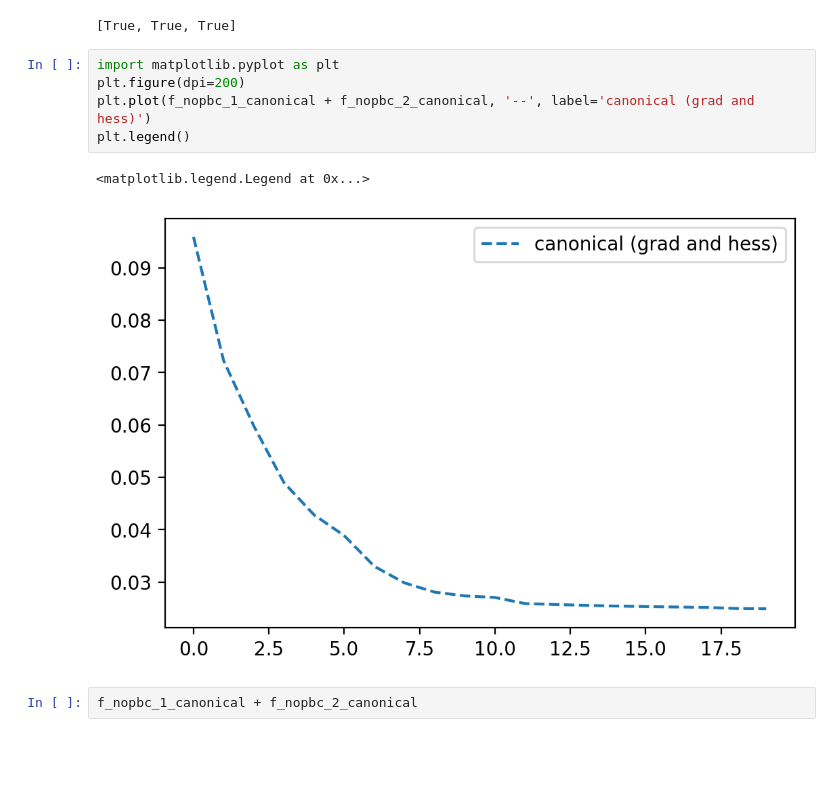
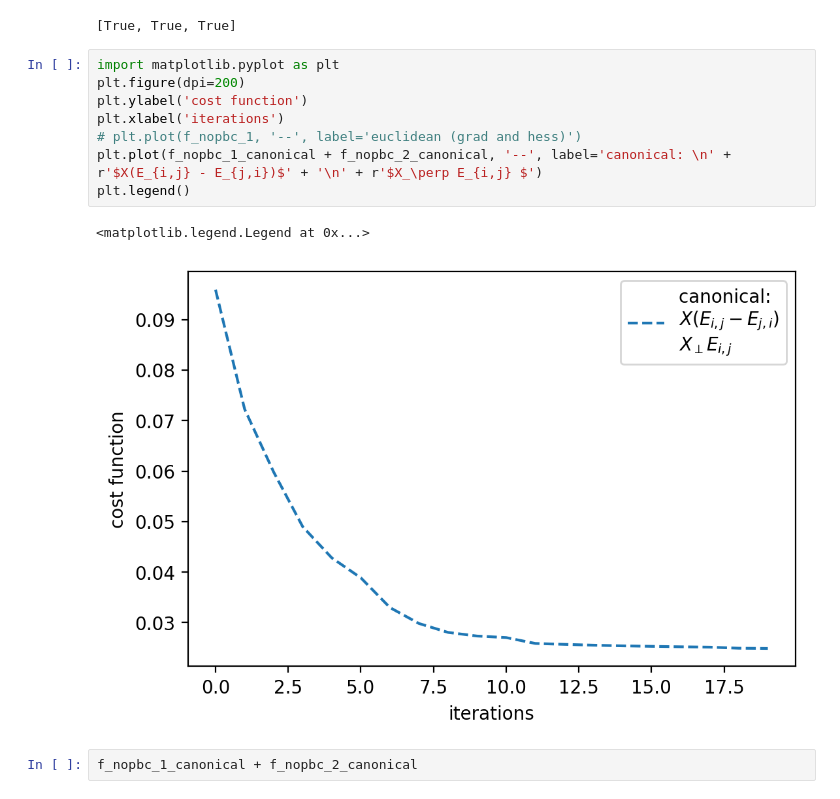
Before and after one commit to EmilianoG-byte/opentn, a Jupyter notebook: experiments/trust_region_fullsites_ansatz.ipynb, the cells around one changed output. Drawn from its saved outputs; the diff is of its cells as text; blank space fills up the shorter version.

```diff
--- a/experiments/trust_region_fullsites_ansatz.ipynb
+++ b/experiments/trust_region_fullsites_ansatz.ipynb
@@ -181,11 +181,14 @@ check_isometries(xs_nopbc_2_canonical)#, check_isometries(xs_nopbc_3)
 # %%
 import matplotlib.pyplot as plt
 plt.figure(dpi=200)
-plt.plot(f_nopbc_1_canonical + f_nopbc_2_canonical, '--', label='canonical (grad and hess)')
+plt.ylabel('cost function')
+plt.xlabel('iterations')
+# plt.plot(f_nopbc_1, '--', label='euclidean (grad and hess)')
+plt.plot(f_nopbc_1_canonical + f_nopbc_2_canonical, '--', label='canonical: \n' + r'$X(E_{i,j} - E_{j,i})$' + '\n' + r'$X_\perp E_{i,j} $')
 plt.legend()
 # %% [output]
 <matplotlib.legend.Legend at 0x...>
-[figure, old version]
+[figure, new version]
 # %%
 f_nopbc_1_canonical + f_nopbc_2_canonical
 # %% [output]
```
Also changed, not shown: parts of 1 cell of this notebook, 2 other files.
